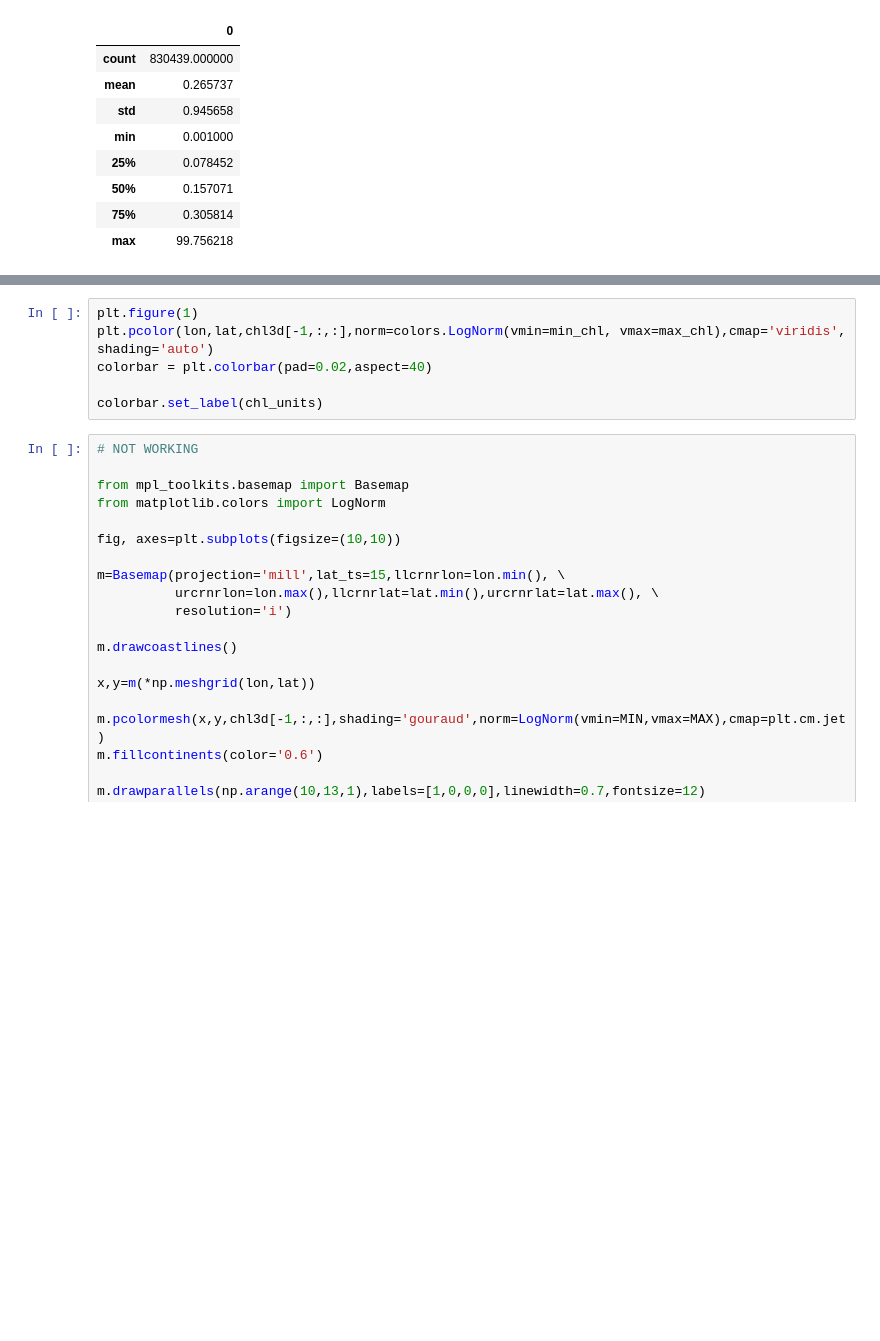
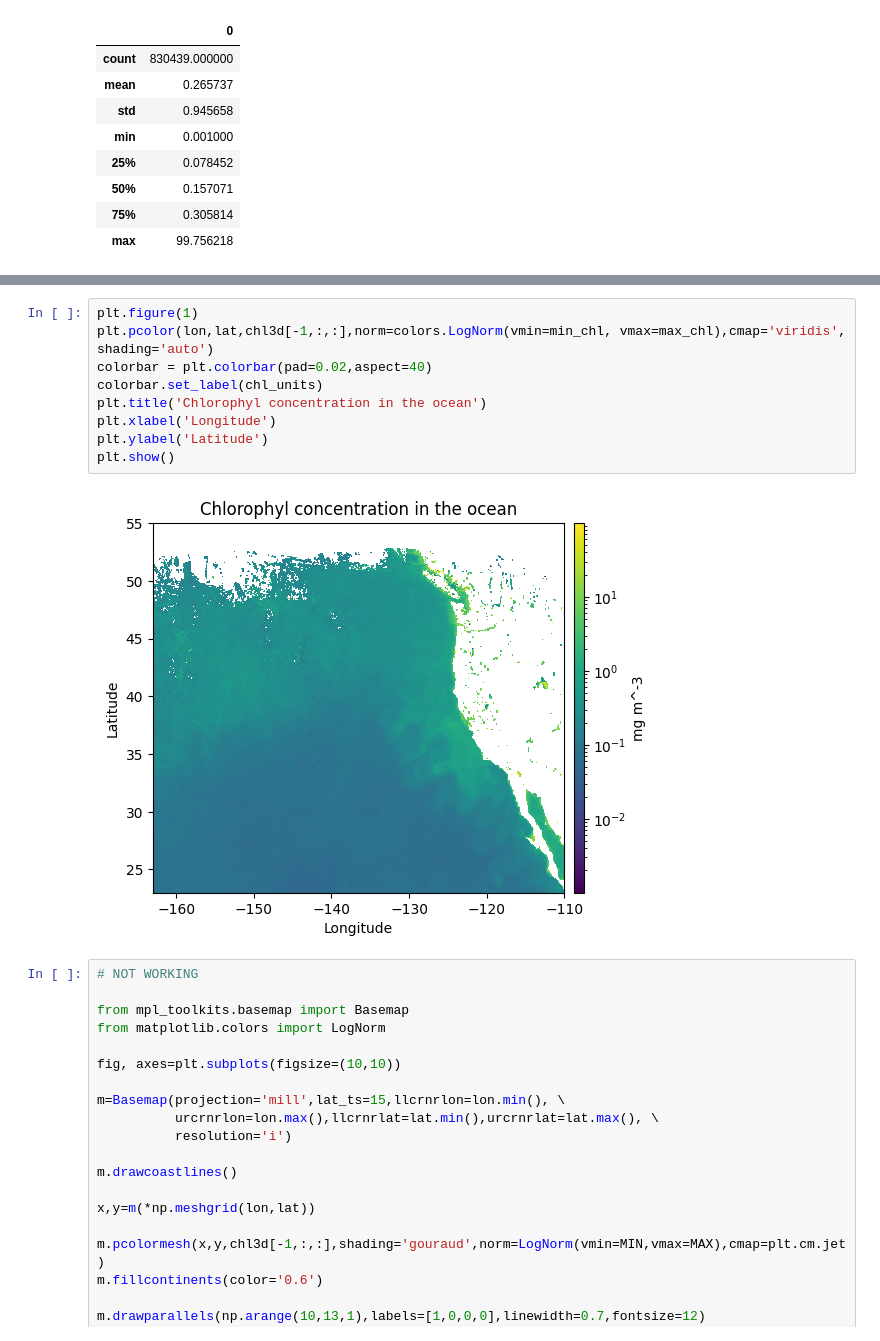
Before and after one commit to MaritzaB/satellital_imagery, a Jupyter notebook: clase_04/CLOROFILA_BASEMAP_ok.ipynb, the cells around one changed output, grey strips where cells are left out. Saved outputs shown, nothing was run; the diff lists cells and outputs as text; blank space fills up the shorter version.

Commit message:
📝 Update notebook related with chlorophyll concentration

```diff
--- a/clase_04/CLOROFILA_BASEMAP_ok.ipynb
+++ b/clase_04/CLOROFILA_BASEMAP_ok.ipynb
@@ -77,9 +78,14 @@ Text(0, 0.5, 'Chlorophyl concentration mg m^-3')
 # %%
 plt.figure(1)
 plt.pcolor(lon,lat,chl3d[-1,:,:],norm=colors.LogNorm(vmin=min_chl, vmax=max_chl),cmap='viridis', shading='auto')
 colorbar = plt.colorbar(pad=0.02,aspect=40)
-
 colorbar.set_label(chl_units)
+plt.title('Chlorophyl concentration in the ocean')
+plt.xlabel('Longitude')
+plt.ylabel('Latitude')
+plt.show()
+# %% [output]
+[figure, added]
 # %%
 # NOT WORKING
 
```
Also changed, not shown: parts of 1 cell of this notebook, 1 other file.
